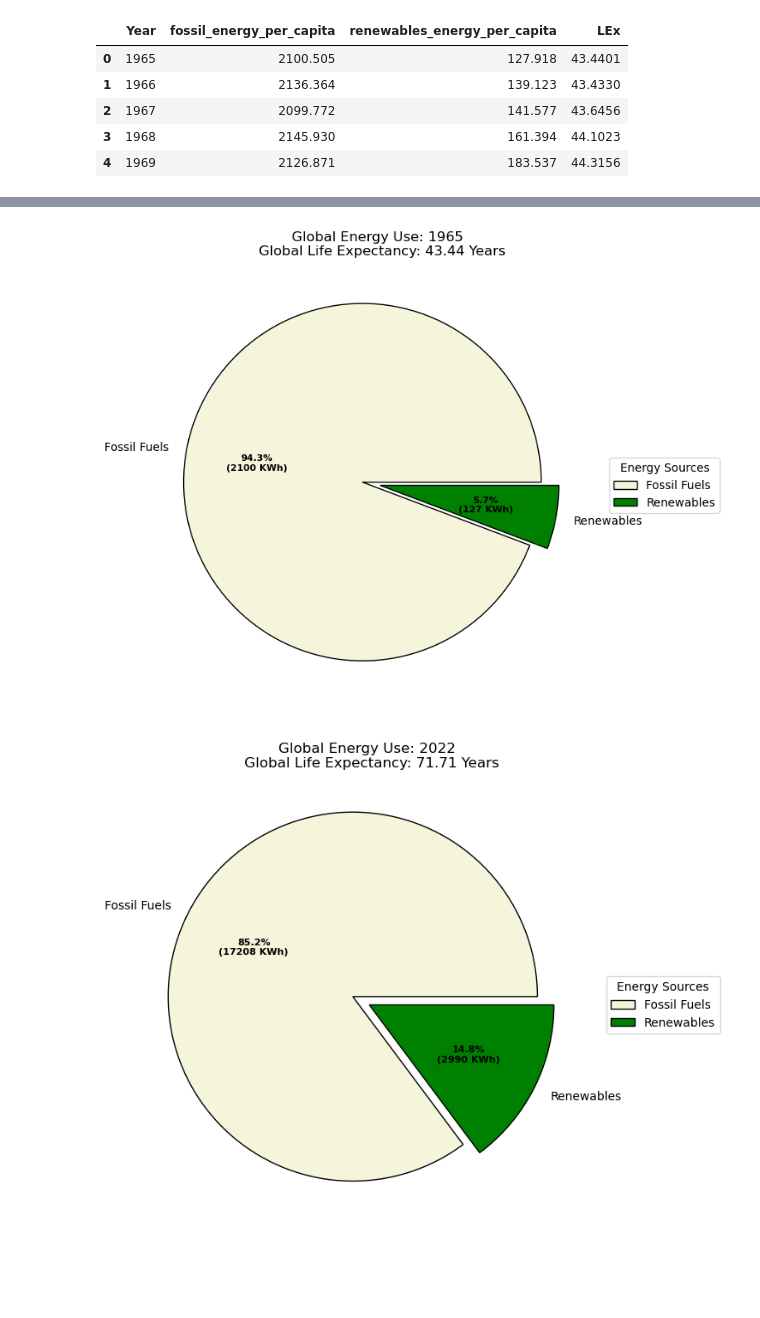
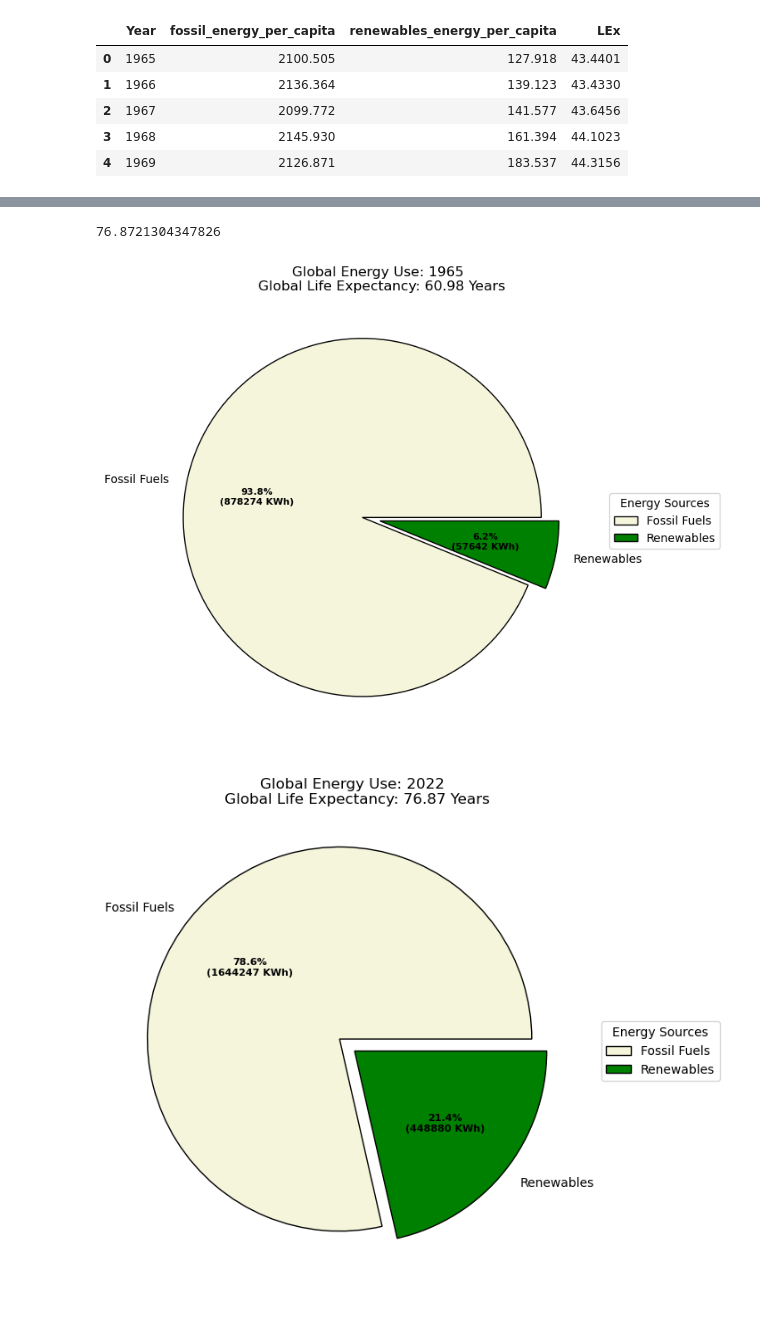
Before and after one commit to Faith-Hall/Group-Project-1, a Jupyter notebook: analysis_3.ipynb, the cells around one changed output, grey strips where cells are left out. Drawn from its saved outputs; the diff is of its cells as text; code cells hidden in the pictures; blank space fills up the shorter version.

```diff
--- a/analysis_3.ipynb
+++ b/analysis_3.ipynb
@@ -75,0 +68,25 @@ LE_birth = "Life Expectancy From Birth"
+# %%
+# Global Fossil Fuels Groupby
+global_fossil_fuels = energy_sources_LE_df.groupby("Year")["Fossil Fuel Energy Sources"].sum()
+global_fossil_fuels_sum = global_fossil_fuels.reset_index(drop=True)
+
+# Global Renewable Fuels Groupby
+global_renewable_fuels = energy_sources_LE_df.groupby("Year")["Renewable Energy Sources"].sum()
+global_renewable_fuels_sum = global_renewable_fuels.reset_index(drop=True)
+
+# Global average LE by year
+global_LE = energy_sources_LE_df.groupby("Year")["Life Expectancy From Birth"].mean()
+global_avg_LE = global_LE.reset_index(drop=True)
+
+# years
+years_array = np.arange(1965, 2023, 1)
+years = years_array.tolist()
+# %%
+# Create New Dataframe with above groupby values
+
+global_energy_by_year_df = pd.DataFrame({"Year" : years,
+                             "Fossil Fuel Energy Sources" : global_fossil_fuels_sum,
+                             "Renewable Energy Sources" : global_renewable_fuels_sum,
+                             "Life Expectancy From Birth" : global_avg_LE})
+
+global_energy_by_year_df
@@ -76,10 +111,22 @@ LE_birth = "Life Expectancy From Birth"
+# %%
+# Set variables to graph for 1965
+global_fossil_1965 = (global_energy_by_year_df.loc[0]["Fossil Fuel Energy Sources"])
+global_renewable_1965 = (global_energy_by_year_df.loc[0]["Renewable Energy Sources"])
+global_LE_1965 = (global_energy_by_year_df.loc[0]["Life Expectancy From Birth"])
+
+# Set variables to graph for 2022
+global_fossil_2022 = (global_energy_by_year_df.loc[57]["Fossil Fuel Energy Sources"])
+global_renewable_2022 = (global_energy_by_year_df.loc[57]["Renewable Energy Sources"])
+global_LE_2022 = (global_energy_by_year_df.loc[57]["Life Expectancy From Birth"])
+# %% [output]
+76.8721304347826
 # %%
 # graphs 1965
 # Acknowledgement: https://www.geeksforgeeks.org/plot-a-pie-chart-in-python-using-matplotlib/
 # primary energy sources (world) 1965
 
 labels = ["Fossil Fuels", "Renewables"]
-data = [2100.505, 127.918]
+data = [global_fossil_1965, global_renewable_1965]
 explode = (0.1, 0.0)
 colors = ("beige", "green")
 
@@ -109,51 +156,51 @@ fig_1965.legend(wedges, labels,
                 bbox_to_anchor = (1, 0, 0.5, 1))
 
 plt.setp(autotexts, size = 8, weight ="bold")
-fig_1965.set_title("Global Energy Use: 1965 \n Global Life Expectancy: 43.44 Years")
+fig_1965.set_title(f"Global Energy Use: 1965 \n Global Life Expectancy: {global_LE_1965:.2f} Years")
 
 # show plot
 plt.show()
 # %% [output]
-[figure, old version]
+[figure, new version]
 # %%
 # graphs 2022
 # Acknowledgement: https://www.geeksforgeeks.org/plot-a-pie-chart-in-python-using-matplotlib/
 # primary energy sources (world) 1965
 
 labels = ["Fossil Fuels", "Renewables"]
-data = [17208.133, 2990.389]
+data = [global_fossil_2022, global_renewable_2022]
 explode = (0.1, 0.0)
 colors = ("beige", "green")
 
 # wedge properties
 wp = {'linewidth' : 1, 'edgecolor' : "black"}
 
 # create autopct arguments
 def func(pct, allvalues) :
     absolute = int(pct / 100.*np.sum(allvalues))
     return "{:.1f}%\n({:d} KWh)".format(pct, absolute)
 
 fig1, fig_1965 = plt.subplots(figsize = (10, 7))
 wedges, texts, autotexts = fig_1965.pie(data,
                                         autopct = lambda pct : func(pct, data),
                                         explode = explode,
                                         labels = labels,
                                         shadow = False,
                                         colors = colors,
                                         startangle = 0,
                                         wedgeprops = wp,
                                         textprops = dict(color = "black"))
 
 # add legend
 fig_1965.legend(wedges, labels,
                 title = "Energy Sources",
                 loc = "center left",
                 bbox_to_anchor = (1, 0, 0.5, 1))
 
 plt.setp(autotexts, size = 8, weight ="bold")
-fig_1965.set_title("Global Energy Use: 2022 \n Global Life Expectancy: 71.71 Years")
+fig_1965.set_title(f"Global Energy Use: 2022 \n Global Life Expectancy: {global_LE_2022:.2f} Years")
 
 # show plot
 plt.show()
 # %% [output]
-[figure, old version]
+[figure, new version]
```
Also changed, not shown: parts of 2 cells of this notebook.
